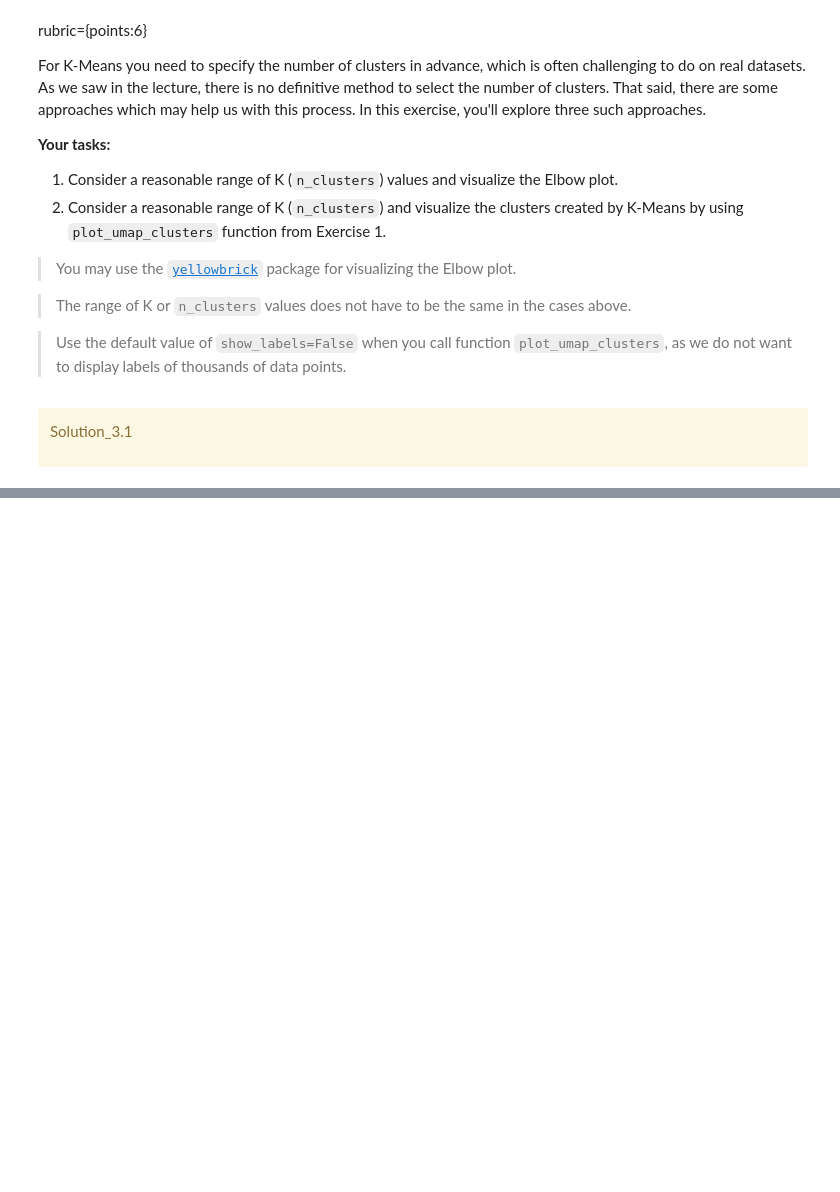
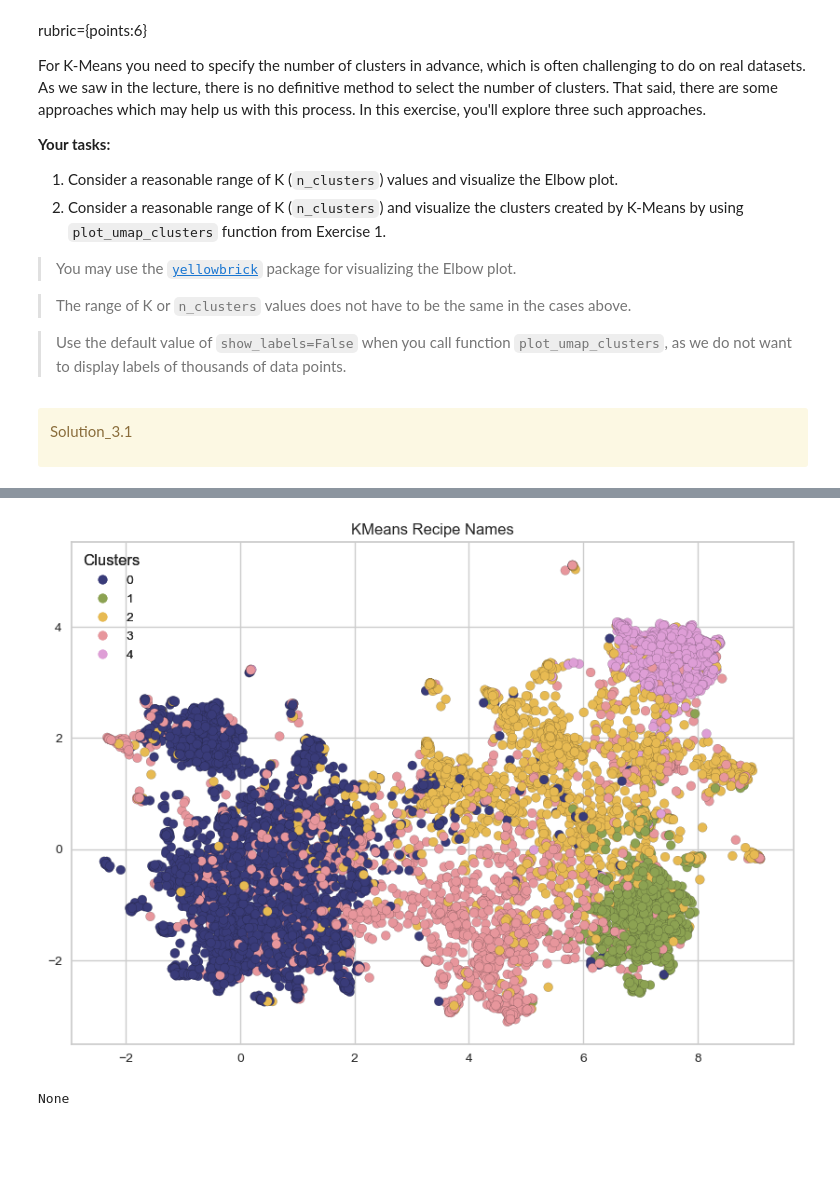
Before and after one commit to madihung/cpsc330, a Jupyter notebook: hw6/hw6.ipynb, the cells around one changed output, grey strips where cells are left out. Saved outputs shown, nothing was run; the diff lists cells and outputs as text; code cells hidden in the pictures; blank space fills up the shorter version.

```diff
--- a/hw6/hw6.ipynb
+++ b/hw6/hw6.ipynb
@@ -499,2 +609,10 @@ Solution_3.1
+# %%
+#2. Visualize a range of k value clusters using umap for kmeans
+kmeans = KMeans(n_clusters=5, random_state=42)
+kmeans.fit(recipe_emb_sent_df)
+umap_clusts = plot_umap_clusters(recipe_emb_sent_df, kmeans.labels_, title="KMeans Recipe Names",show_labels=False)
+# %% [output]
+[figure, added]
 # %%
-...
+# %% [output]
+None
```
Also changed, not shown: parts of 29 cells of this notebook.
